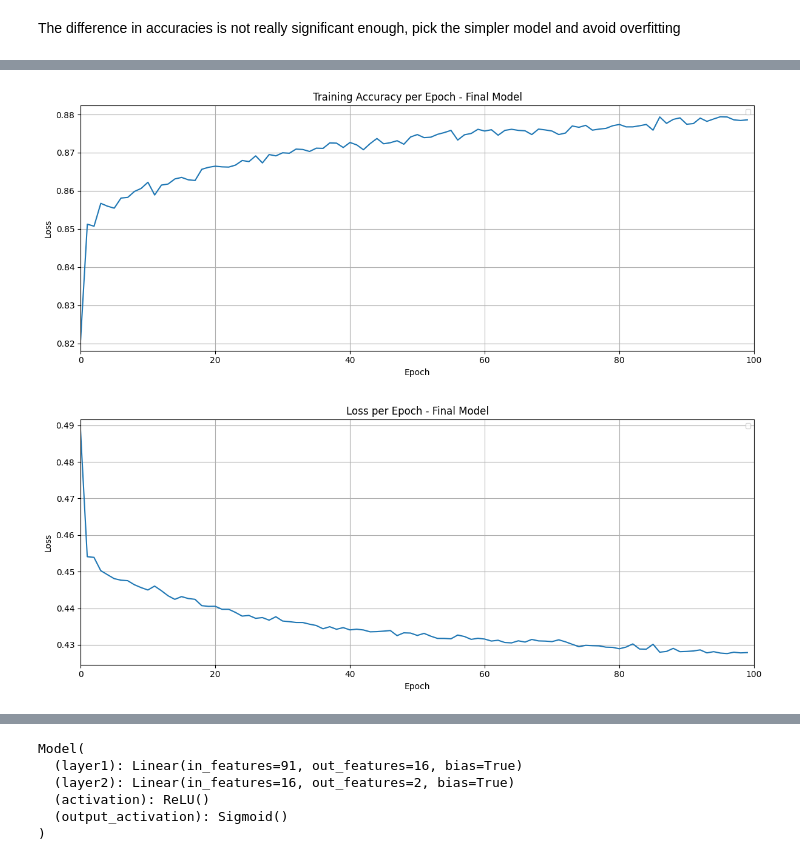
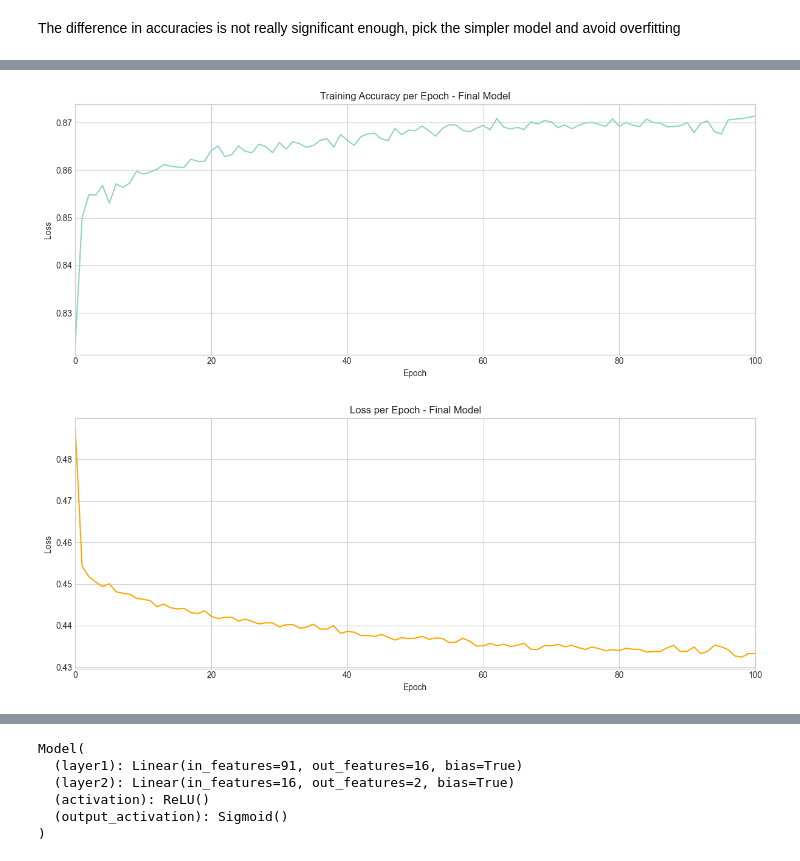
Before and after one commit to Lucaspj1/MachineLearningProject2, a Jupyter notebook: MLProject2v2.ipynb, the cells around one changed output, grey strips where cells are left out. Drawn from its saved outputs; the diff is of its cells as text; code cells hidden in the pictures.

```diff
--- a/MLProject2v2.ipynb
+++ b/MLProject2v2.ipynb
@@ -707,10 +721,10 @@ Epoch 900: Train Loss: 0.457, Train Accuracy: 85.03%
 # Train model first
 best_model = Model(input_size, 16, 2, 'relu')
 optimizer = torch.optim.Adam(best_model.parameters(), lr=0.01)
-num_epochs = 100
+num_epochs = 101
 loss_hist = [0] * num_epochs
 accuracy_hist = [0] * num_epochs
-for epoch in range(num_epochs):
+for epoch in range(0, num_epochs):
     for x_batch, y_batch in train_dl:
         pred = best_model(x_batch)
         loss = loss_fn(pred, y_batch.long())
@@ -725,34 +739,34 @@ for epoch in range(num_epochs):
     accuracy_hist[epoch] /= len(train_dl.dataset)
     best_loss = round(float(loss_hist[epoch]),3)
     best_accuracy = round(float(accuracy_hist[epoch]*100),2)
-
-    # LOOK AT WHERE TO STOP TRAINING BASED ON LOSS/ACCURACY PLOTS
-plt.figure(figsize=(12, 5))
-plt.plot(accuracy_hist)
-
-plt.title("Training Accuracy per Epoch - Final Model")
-plt.xlabel("Epoch")
-plt.ylabel("Loss")
-plt.legend(fontsize=8)
-plt.grid(True)
-plt.tight_layout()
-plt.xlim(0, 100)
-plt.show()
-
-plt.figure(figsize=(12, 5))
-plt.plot(loss_hist)
-
-plt.title("Loss per Epoch - Final Model")
-plt.xlabel("Epoch")
-plt.ylabel("Loss")
-plt.legend(fontsize=8)
-plt.grid(True)
-plt.tight_layout()
-plt.xlim(0, 100)
-plt.show()
-# %% [output]
-[figure, removed]
-[figure, removed]
+# %%
+plt.figure(figsize=(12, 5))
+plt.plot(range(len(accuracy_hist)), accuracy_hist)
+plt.title("Training Accuracy per Epoch - Final Model")
+plt.xlabel("Epoch")
+plt.ylabel("Loss")
+plt.legend(fontsize=8)
+plt.grid(True)
+plt.tight_layout()
+plt.xlim(0, 100)
+plt.style.use('seaborn-v0_8-whitegrid')
+plt.show()
+
+plt.figure(figsize=(12, 5))
+plt.plot(loss_hist, color = 'orange')
+
+plt.title("Loss per Epoch - Final Model")
+plt.xlabel("Epoch")
+plt.ylabel("Loss")
+plt.legend(fontsize=8)
+plt.grid(True)
+plt.tight_layout()
+plt.style.use('seaborn-v0_8-whitegrid')
+plt.xlim(0, 100)
+plt.show()
+# %% [output]
+[figure, added]
+[figure, added]
 # %%
 pred_test = best_model(X_test_norm)
 correct = (torch.argmax(pred_test, dim=1) == y_test).float()
```
Also changed, not shown: parts of 6 cells of this notebook, 1 other file.
